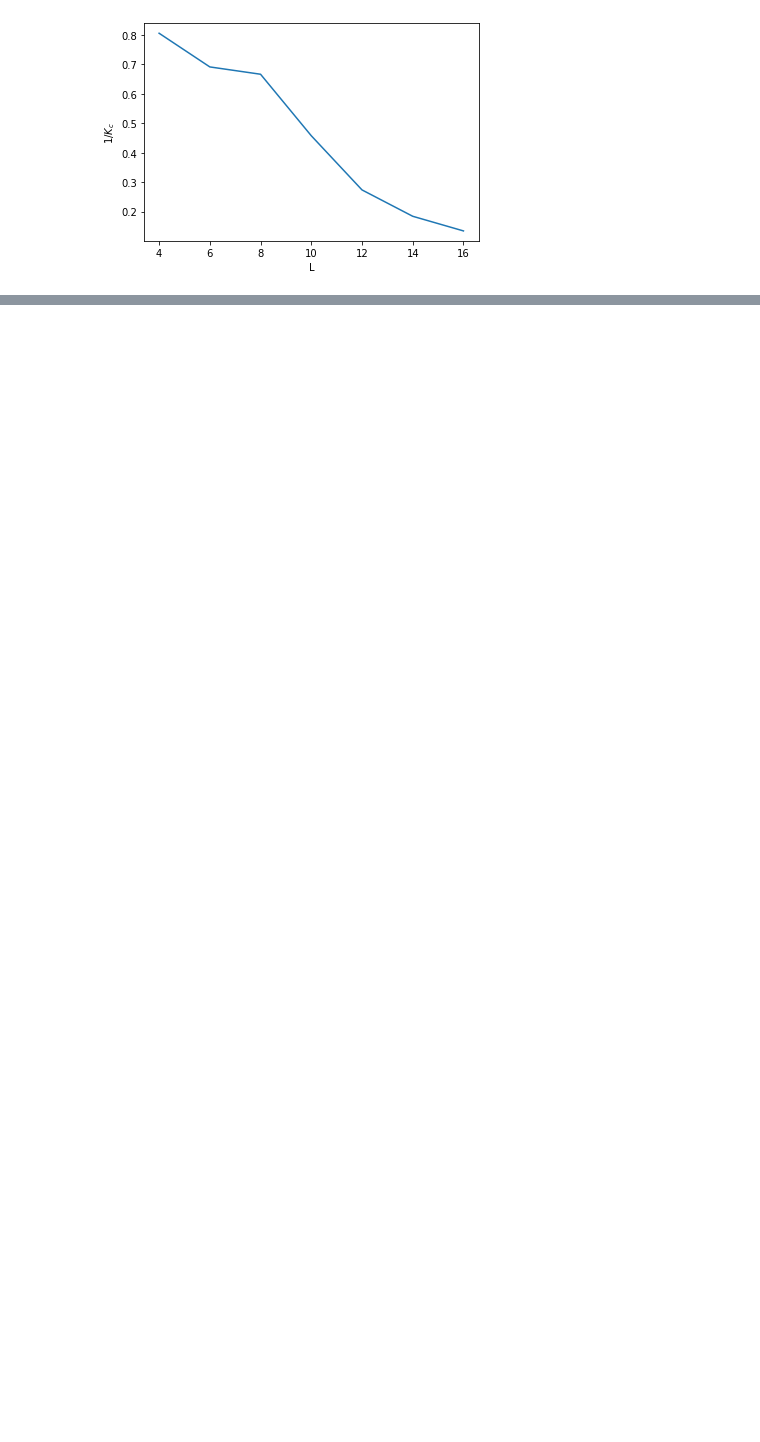
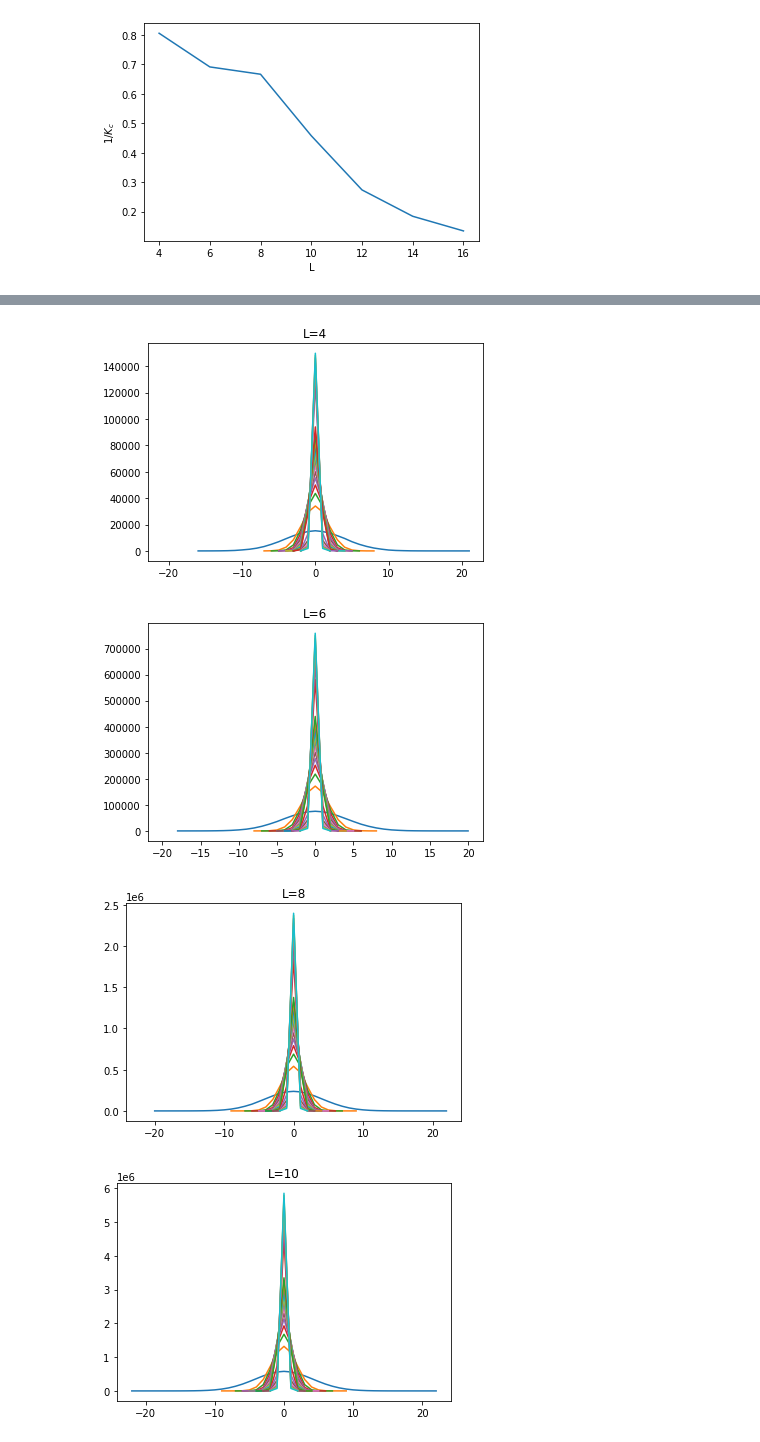
Before and after one commit to Renmusxd/PyGaugeMC, a Jupyter notebook: jupyter/EarlySim.ipynb, the cells around one changed output, grey strips where cells are left out. Drawn from its saved outputs; the diff is of its cells as text; code cells hidden in the pictures; blank space fills up the shorter version.

```diff
--- a/jupyter/EarlySim.ipynb
+++ b/jupyter/EarlySim.ipynb
@@ -130,0 +132,23 @@ plt.show()
+# %%
+hist_data = []
+for L in all_ls:
+    filename = os.path.join(data_dir, '{}.npz'.format(L))
+    arr = np.load(filename)
+    l_data = arr['data']
+    sub_hist_data = []
+    for i in range(l_data.shape[0]):
+        sub_hist_data.append(np.unique(l_data[i], return_counts=True))
+    hist_data.append(sub_hist_data)
+# %%
+for L, l_data in zip(all_ls, hist_data):
+    for inv_k, (k_values, k_counts) in zip(inv_ks, l_data):
+        plt.plot(k_values, k_counts, label="$K^-1 = {:.2f}$".format(inv_k))
+    xlow, xhigh = plt.xlim()
+    plt.xlim([-max(abs(xlow),xhigh), max(abs(xlow),xhigh)])
+    plt.title('L={}'.format(L))
+    plt.show()
+# %% [output]
+[figure, added]
+[figure, added]
+[figure, added]
+[figure, added]
```
Also changed, not shown: parts of 11 cells of this notebook.
